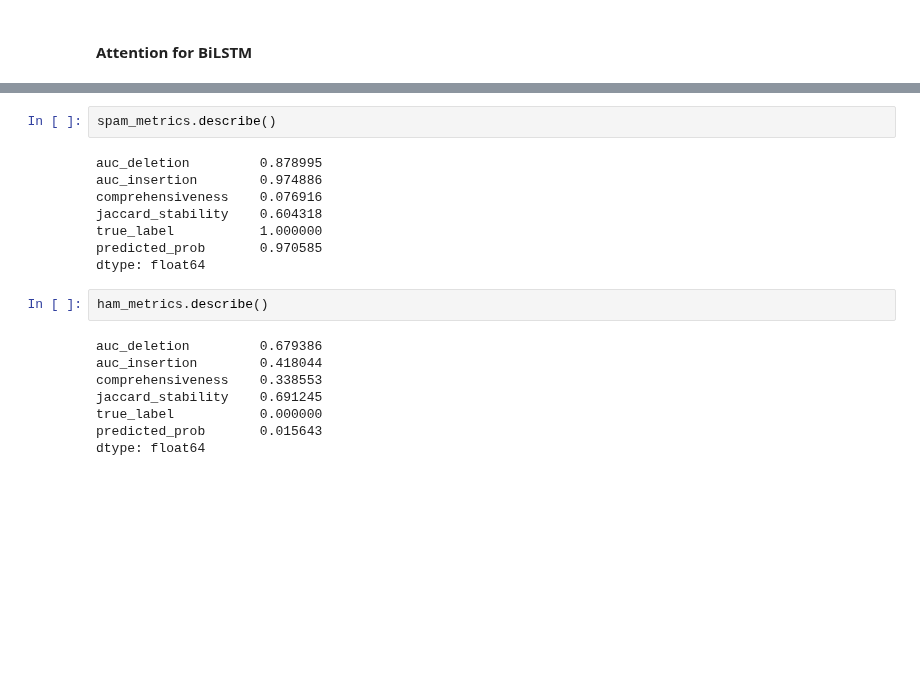
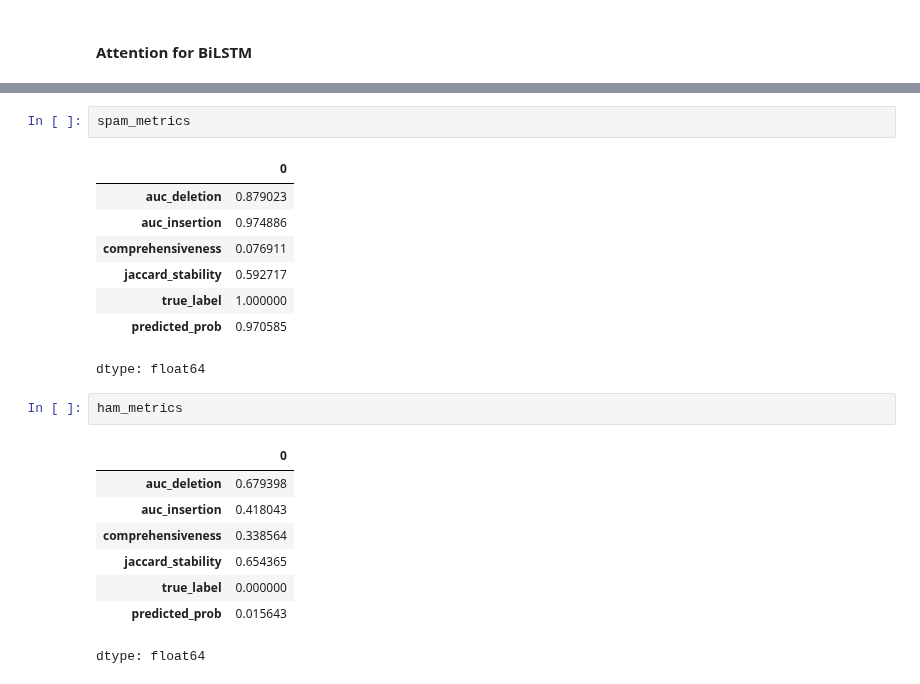
Before and after one commit to RationalEar/spam-detection, a Jupyter notebook: explainability/BiLSTM_Explain_2.ipynb, the cells around one changed output, grey strips where cells are left out. Saved outputs shown, nothing was run; the diff lists cells and outputs as text; blank space fills up the shorter version.

```diff
--- a/explainability/BiLSTM_Explain_2.ipynb
+++ b/explainability/BiLSTM_Explain_2.ipynb
@@ -153,20 +223,22 @@ overall_metrics.describe()
 # %%
-spam_metrics.describe()
+spam_metrics
 # %% [output]
+|  | 0 |
+| auc_deletion | 0.879023 |
+| auc_insertion | 0.974886 |
+| comprehensiveness | 0.076911 |
+| jaccard_stability | 0.592717 |
+| true_label | 1.000000 |
+| predicted_prob | 0.970585 |
-auc_deletion         0.878995
-auc_insertion        0.974886
-comprehensiveness    0.076916
-jaccard_stability    0.604318
-true_label           1.000000
-predicted_prob       0.970585
 dtype: float64
 # %%
-ham_metrics.describe()
+ham_metrics
 # %% [output]
+|  | 0 |
+| auc_deletion | 0.679398 |
+| auc_insertion | 0.418043 |
+| comprehensiveness | 0.338564 |
+| jaccard_stability | 0.654365 |
+| true_label | 0.000000 |
+| predicted_prob | 0.015643 |
-auc_deletion         0.679386
-auc_insertion        0.418044
-comprehensiveness    0.338553
-jaccard_stability    0.691245
-true_label           0.000000
-predicted_prob       0.015643
 dtype: float64
```
Also changed, not shown: parts of 9 cells of this notebook.
